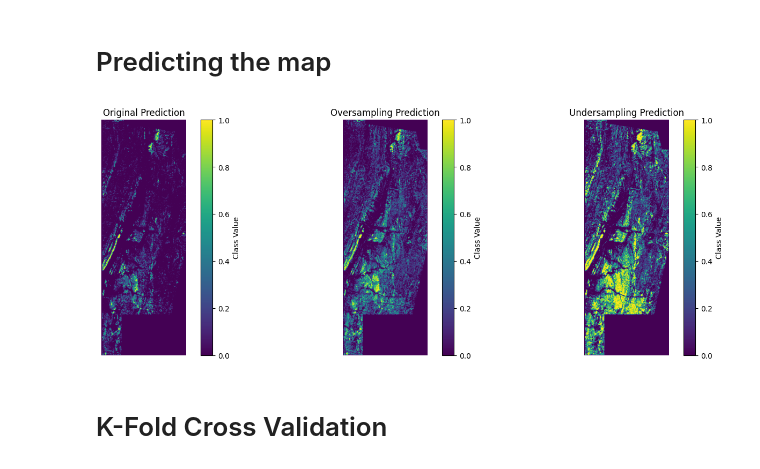
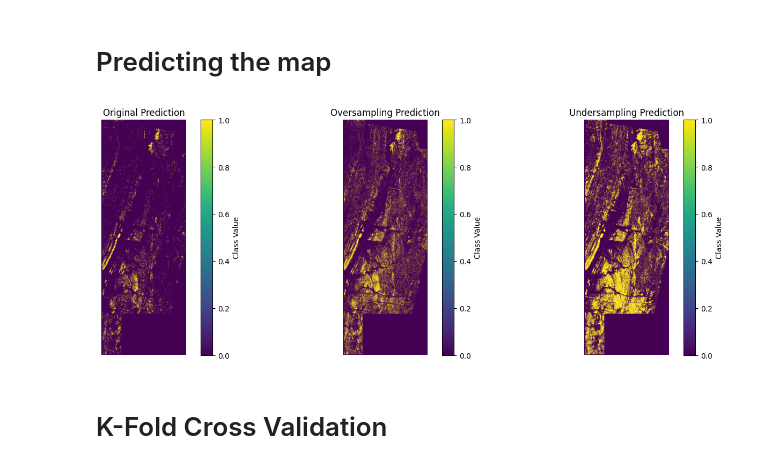
Before and after one commit to SirakMario/Predicting-Mineral-Anomalies-using-ASTER-and-Sentinel-2-data-in-Adobha-Eritrea, a Jupyter notebook: Predicting Mineral Anomalies using ASTER and Sentinel-2 data in Adobha, Eritrea.ipynb, the cells around one changed output. Saved outputs shown, nothing was run; the diff lists cells and outputs as text; code cells hidden in the pictures.

```diff
--- a/Predicting Mineral Anomalies using ASTER and Sentinel-2 data in Adobha, Eritrea.ipynb
+++ b/Predicting Mineral Anomalies using ASTER and Sentinel-2 data in Adobha, Eritrea.ipynb
@@ -534,9 +534,9 @@ input_features_df = pd.DataFrame(input_features, columns=columns)
 
 # Load the trained models
 models = {
-    "Original": '/content/drive/MyDrive/classification/Training_test_validation2/Trial2/random_forest_original.pkl',
-    "Oversampling": '/content/drive/MyDrive/classification/Training_test_validation2/Trial2/random_forest_smote.pkl',
-    "Undersampling": '/content/drive/MyDrive/classification/Training_test_validation2/Trial2/random_forest_undersampling.pkl'
+    "Original": '/content/drive/MyDrive/classification/Training_test_validation2/Trial2/random_forest_original_default.pkl',
+    "Oversampling": '/content/drive/MyDrive/classification/Training_test_validation2/Trial2/random_forest_smote_default.pkl',
+    "Undersampling": '/content/drive/MyDrive/classification/Training_test_validation2/Trial2/random_forest_undersampling_default.pkl'
 }
 
 # Plot results for each model
@@ -550,35 +550,35 @@ for i, (model_name, model_path) in enumerate(models.items()):
     # Get the expected feature order and reorder input features
     expected_feature_order = model.feature_names_in_
     input_features_df = input_features_df[expected_feature_order]
 
     # Predict the class values
     predicted_class = model.predict(input_features_df)
 
     # Reshape predictions back to the raster shape
     predicted_raster = predicted_class.reshape(rows, cols)
 
     # Save the prediction result as a new raster file
-    output_file = f'/content/drive/MyDrive/classification/Training_test_validation2/Trial2/Predicted_map/RF/predicted_class_RF_map_{model_name.lower().replace(" ", "_")}_train_test_val.tif'
+    output_file = f'/content/drive/MyDrive/classification/Training_test_validation2/Trial2/Predicted_map/RF/predicted_class_RF_map_{model_name.lower().replace(" ", "_")}_train_test_val_manully_default.tif'
     meta.update(
         dtype=rasterio.uint8,  # Ensure correct data type
         count=1,              # Number of bands
         nodata=255            # Set nodata to a valid value for uint8
     )
 
     with rasterio.open(output_file, 'w', **meta) as dst:
         dst.write(predicted_raster.astype(rasterio.uint8), 1)
 
     # Plot the prediction raster
     plt.subplot(1, 3, i + 1)
     plt.imshow(predicted_raster, cmap='viridis')
     plt.title(f'{model_name} Prediction')
     plt.axis('off')
     plt.colorbar(label='Class Value')
 
 plt.tight_layout()
 plt.show()
 # %% [output]
-[figure, old version]
+[figure, new version]
 # %% [markdown]
 # K-Fold Cross Validation
 # %%
```
Also changed, not shown: parts of 7 cells of this notebook.
